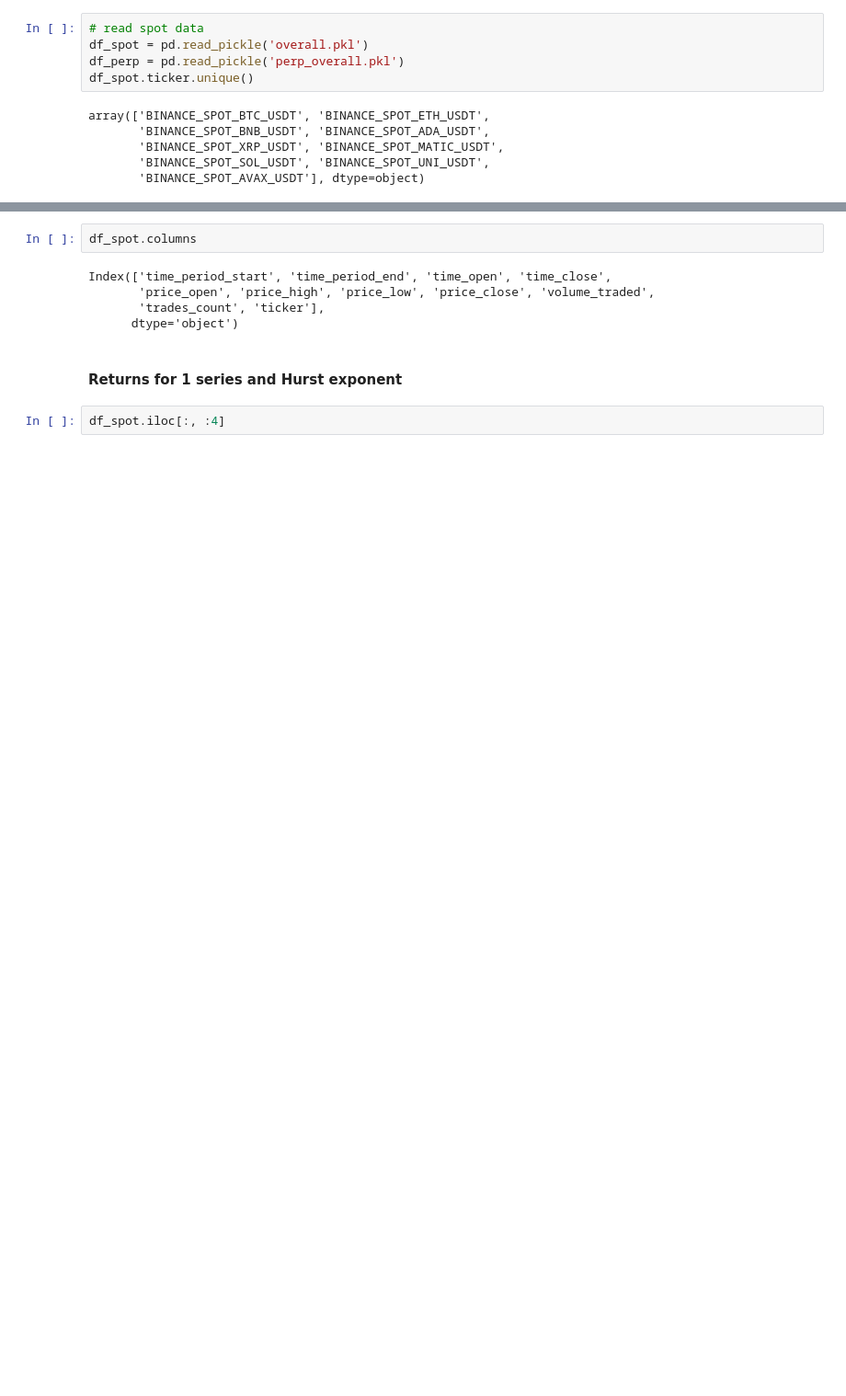
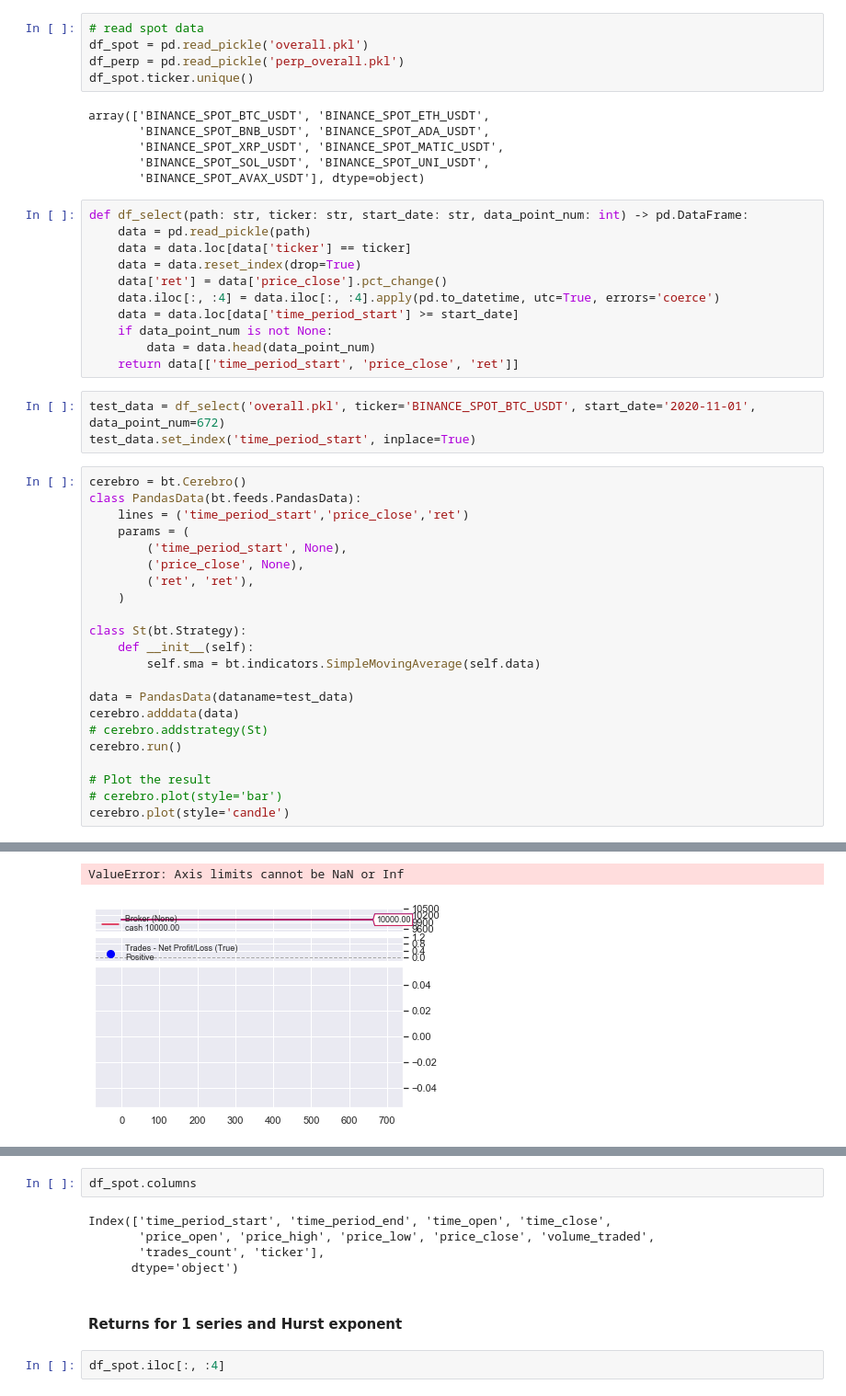
Before and after one commit to regression-gerry/hurst_capstone, a Jupyter notebook: notebooks/rescaled_range_analysis.ipynb, the cells around one changed output, grey strips where cells are left out. Shown at 92% size. Cells and saved outputs as stored; diff of their text form; blank space fills up the shorter version.

Commit message:
new changes for cerebro

```diff
--- a/notebooks/rescaled_range_analysis.ipynb
+++ b/notebooks/rescaled_range_analysis.ipynb
@@ -18,3 +20,40 @@ array(['BINANCE_SPOT_BTC_USDT', 'BINANCE_SPOT_ETH_USDT',
        'BINANCE_SPOT_XRP_USDT', 'BINANCE_SPOT_MATIC_USDT',
        'BINANCE_SPOT_SOL_USDT', 'BINANCE_SPOT_UNI_USDT',
        'BINANCE_SPOT_AVAX_USDT'], dtype=object)
+# %%
+def df_select(path: str, ticker: str, start_date: str, data_point_num: int) -> pd.DataFrame:
+    data = pd.read_pickle(path)
+    data = data.loc[data['ticker'] == ticker]
+    data = data.reset_index(drop=True)
+    data['ret'] = data['price_close'].pct_change()
+    data.iloc[:, :4] = data.iloc[:, :4].apply(pd.to_datetime, utc=True, errors='coerce')
+    data = data.loc[data['time_period_start'] >= start_date]
+    if data_point_num is not None:
+        data = data.head(data_point_num)
+    return data[['time_period_start', 'price_close', 'ret']]
+# %%
+test_data = df_select('overall.pkl', ticker='BINANCE_SPOT_BTC_USDT', start_date='2020-11-01', data_point_num=672)
+test_data.set_index('time_period_start', inplace=True)
+# %%
+cerebro = bt.Cerebro()
+class PandasData(bt.feeds.PandasData):
+    lines = ('time_period_start','price_close','ret')
+    params = (
+        ('time_period_start', None),
+        ('price_close', None),
+        ('ret', 'ret'),
+    )
+
+class St(bt.Strategy):
+    def __init__(self):
+        self.sma = bt.indicators.SimpleMovingAverage(self.data)
+
+data = PandasData(dataname=test_data)
+cerebro.adddata(data)
+# cerebro.addstrategy(St)
+cerebro.run()
+
+# Plot the result
+# cerebro.plot(style='bar')
+cerebro.plot(style='candle')
+# %% [output]
@@ -20,0 +62,2 @@ array(['BINANCE_SPOT_BTC_USDT', 'BINANCE_SPOT_ETH_USDT',
+ValueError: Axis limits cannot be NaN or Inf
+[figure, added]
```
Also changed, not shown: parts of 7 cells of this notebook.
